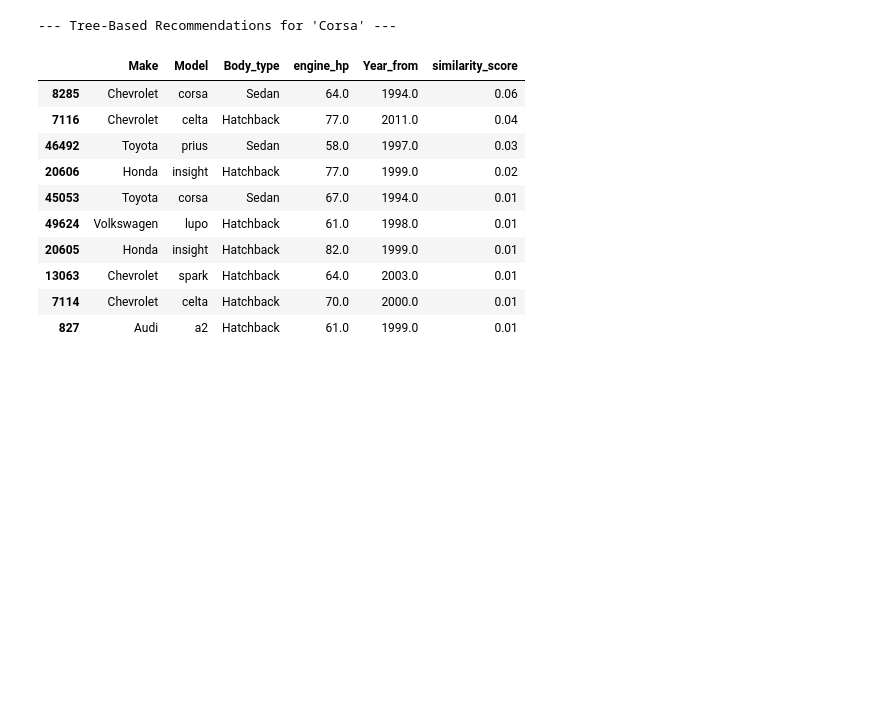
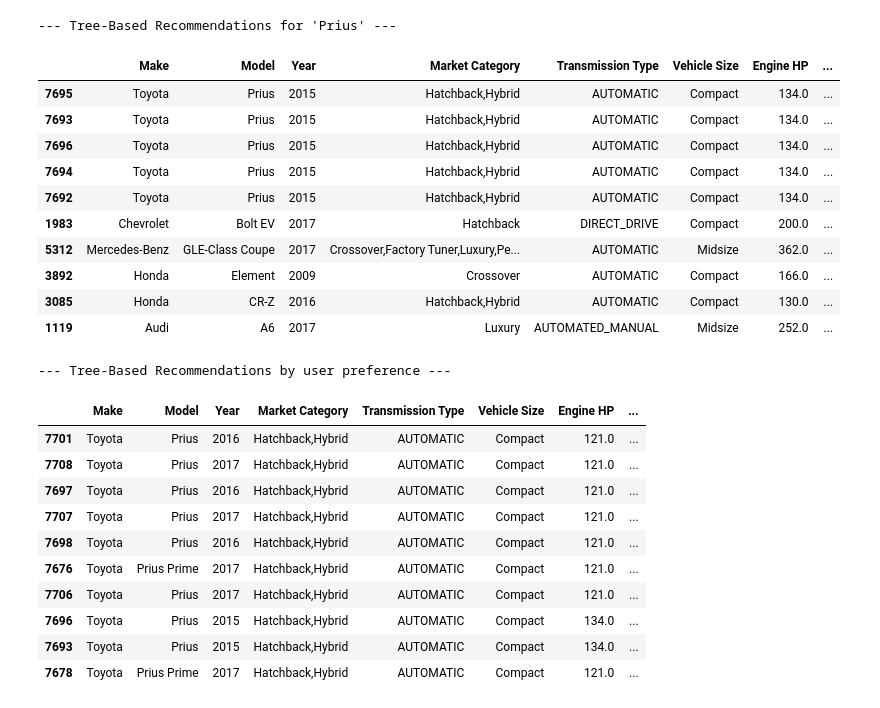
Before and after one commit to caioapp/vehicle_rec_engine, a Jupyter notebook: notebooks/rec_engine.ipynb, the cells around one changed output. Saved outputs shown, nothing was run; the diff lists cells and outputs as text; code cells hidden in the pictures; blank space fills up the shorter version.

```diff
--- a/notebooks/rec_engine.ipynb
+++ b/notebooks/rec_engine.ipynb
@@ -4,7 +4,7 @@ import pandas as pd
 import numpy as np
 import matplotlib.pyplot as plt
 # %%
-filepath = '../data/Car Dataset 1945-2020.csv'
+filepath = '../data/data.csv'
 
 # Load data
 dt = pd.read_csv(filepath)
@@ -117,7 +115,12 @@ from sklearn.metrics.pairwise import cosine_similarity
 dt = dt.reset_index()
 indices = pd.Series(dt.index, index=dt['Model'])
 
-def get_recommendations(model_name, feature_matrix=feature_matrix, dataframe=dt, indices_map=indices):
+
+df_rec['Make'] = dt['Make']
+df_rec['Model'] = dt['Model']
+
+
+def get_recommendations(model_name, feature_matrix=feature_matrix, dataframe=df_rec, indices_map=indices):
     # Normalize model names in the indices map for case-insensitive and trimmed matching
     normalized_indices = pd.Series(indices_map.values, index=indices_map.index.str.strip().str.lower())
 
@@ -141,7 +144,7 @@ def get_recommendations(model_name, feature_matrix=feature_matrix, dataframe=dt,
     # Calculate the cosine similarity of our car against ALL other cars.
     sim_scores = cosine_similarity(model_vector, feature_matrix)
 
-    # Get the similarity scores as a list of (index, score) tuples
+    # Get the similarity scores as a list Sof (index, score) tuples
     sim_scores = list(enumerate(sim_scores[0]))
 
     # Sort the cars based on the similarity scores in descending order
@@ -164,11 +167,13 @@ def get_recommendations(model_name, feature_matrix=feature_matrix, dataframe=dt,
             break
 
     # Return the top 10 most similar cars
-    return dataframe[['Make', 'Model', 'Year_from', 'Body_type', 'engine_hp', 'number_of_seats', 'number_of_doors']].iloc[recommendations]
+    return dataframe[['Make', 'Model', 'Year', 'Market Category', 'Transmission Type', 'Vehicle Size', 'Engine HP', 'Engine Fuel Type', 'Efficiency', 'Price_per_HP']].iloc[recommendations]
+
+
 
 # --- Test the new function ---
-print("\nCars similar to 'hb20':")
-display(get_recommendations('hb20'))
+print("\nCars similar to 'Prius':")
+display(get_recommendations('Prius'))
 
 print("\nCars similar to 'Camry':")
 display(get_recommendations('Camry'))
@@ -502,4 +450,4 @@ def get_recommendations_tree(car_name, preprocessor, feature_matrix, df, top_n=1
     # Add similarity score to the output
     recommended_cars['similarity_score'] = probabilities[similar_car_indices][::-1]
 
-    return recommended_cars[[ 'Make', 'Model', 'Body_type', 'engine_hp', 'Year_from', 'similarity_score']]
+    return recommended_cars[['Make', 'Model', 'Year', 'Market Category', 'Transmission Type', 'Vehicle Size', 'Engine HP', 'Engine Fuel Type', 'Efficiency', 'Price_per_HP', 'price_to_efficiency', 'similarity_score']]
@@ -506,22 +584,47 @@ def get_recommendations_tree(car_name, preprocessor, feature_matrix, df, top_n=1
 # %%
 # Reset index so that feature_matrix and df_rec are aligned
 df_rec_reset = df_rec.reset_index(drop=True)
 
-print("\n--- Tree-Based Recommendations for 'Corsa' ---")
-display(get_recommendations_tree('Corsa', preprocessor, feature_matrix, df_rec_reset))
+print("\n--- Tree-Based Recommendations for 'Prius' ---")
+display(get_recommendations_tree('Prius', preprocessor, feature_matrix, df_rec_reset))
+
+
+user_preferences = {
+    'Vehicle Style': '4dr Hatchback',
+    'Vehicle Size': 'Compact',
+    'Engine HP': 100,
+    'Year': 2015,
+    'Transmission Type': 'Automatic',
+    'Market Category': 'Hatchback,Hybrid'
+}
+
+print("\n--- Tree-Based Recommendations by user preference ---")
+display(get_recommendations_by_preference(user_preferences, preprocessor, feature_matrix, df_rec_reset))
 # %% [output]
---- Tree-Based Recommendations for 'Corsa' ---
+--- Tree-Based Recommendations for 'Prius' ---
-|  | Make | Model | Body_type | engine_hp | Year_from | similarity_score |
-| 8285 | Chevrolet | corsa | Sedan | 64.0 | 1994.0 | 0.06 |
-| 7116 | Chevrolet | celta | Hatchback | 77.0 | 2011.0 | 0.04 |
-| 46492 | Toyota | prius | Sedan | 58.0 | 1997.0 | 0.03 |
-| 20606 | Honda | insight | Hatchback | 77.0 | 1999.0 | 0.02 |
-| 45053 | Toyota | corsa | Sedan | 67.0 | 1994.0 | 0.01 |
-| 49624 | Volkswagen | lupo | Hatchback | 61.0 | 1998.0 | 0.01 |
-| 20605 | Honda | insight | Hatchback | 82.0 | 1999.0 | 0.01 |
-| 13063 | Chevrolet | spark | Hatchback | 64.0 | 2003.0 | 0.01 |
-| 7114 | Chevrolet | celta | Hatchback | 70.0 | 2000.0 | 0.01 |
-| 827 | Audi | a2 | Hatchback | 61.0 | 1999.0 | 0.01 |
+|  | Make | Model | Year | Market Category | Transmission Type | Vehicle Size | Engine HP | ... |
+| 7695 | Toyota | Prius | 2015 | Hatchback,Hybrid | AUTOMATIC | Compact | 134.0 | ... |
+| 7693 | Toyota | Prius | 2015 | Hatchback,Hybrid | AUTOMATIC | Compact | 134.0 | ... |
+| 7696 | Toyota | Prius | 2015 | Hatchback,Hybrid | AUTOMATIC | Compact | 134.0 | ... |
+| 7694 | Toyota | Prius | 2015 | Hatchback,Hybrid | AUTOMATIC | Compact | 134.0 | ... |
+| 7692 | Toyota | Prius | 2015 | Hatchback,Hybrid | AUTOMATIC | Compact | 134.0 | ... |
+| 1983 | Chevrolet | Bolt EV | 2017 | Hatchback | DIRECT_DRIVE | Compact | 200.0 | ... |
+| 5312 | Mercedes-Benz | GLE-Class Coupe | 2017 | Crossover,Factory Tuner,Luxury,Pe... | AUTOMATIC | Midsize | 362.0 | ... |
+| 3892 | Honda | Element | 2009 | Crossover | AUTOMATIC | Compact | 166.0 | ... |
+| 3085 | Honda | CR-Z | 2016 | Hatchback,Hybrid | AUTOMATIC | Compact | 130.0 | ... |
+| 1119 | Audi | A6 | 2017 | Luxury | AUTOMATED_MANUAL | Midsize | 252.0 | ... |
+--- Tree-Based Recommendations by user preference ---
+|  | Make | Model | Year | Market Category | Transmission Type | Vehicle Size | Engine HP | ... |
+| 7701 | Toyota | Prius | 2016 | Hatchback,Hybrid | AUTOMATIC | Compact | 121.0 | ... |
+| 7708 | Toyota | Prius | 2017 | Hatchback,Hybrid | AUTOMATIC | Compact | 121.0 | ... |
+| 7697 | Toyota | Prius | 2016 | Hatchback,Hybrid | AUTOMATIC | Compact | 121.0 | ... |
+| 7707 | Toyota | Prius | 2017 | Hatchback,Hybrid | AUTOMATIC | Compact | 121.0 | ... |
+| 7698 | Toyota | Prius | 2016 | Hatchback,Hybrid | AUTOMATIC | Compact | 121.0 | ... |
+| 7676 | Toyota | Prius Prime | 2017 | Hatchback,Hybrid | AUTOMATIC | Compact | 121.0 | ... |
+| 7706 | Toyota | Prius | 2017 | Hatchback,Hybrid | AUTOMATIC | Compact | 121.0 | ... |
+| 7696 | Toyota | Prius | 2015 | Hatchback,Hybrid | AUTOMATIC | Compact | 134.0 | ... |
+| 7693 | Toyota | Prius | 2015 | Hatchback,Hybrid | AUTOMATIC | Compact | 134.0 | ... |
+| 7678 | Toyota | Prius Prime | 2017 | Hatchback,Hybrid | AUTOMATIC | Compact | 121.0 | ... |
 # %%
 # Run this cell to import everything you need
 import ipywidgets as widgets
```
Also changed, not shown: parts of 13 cells of this notebook, 5 other files.
